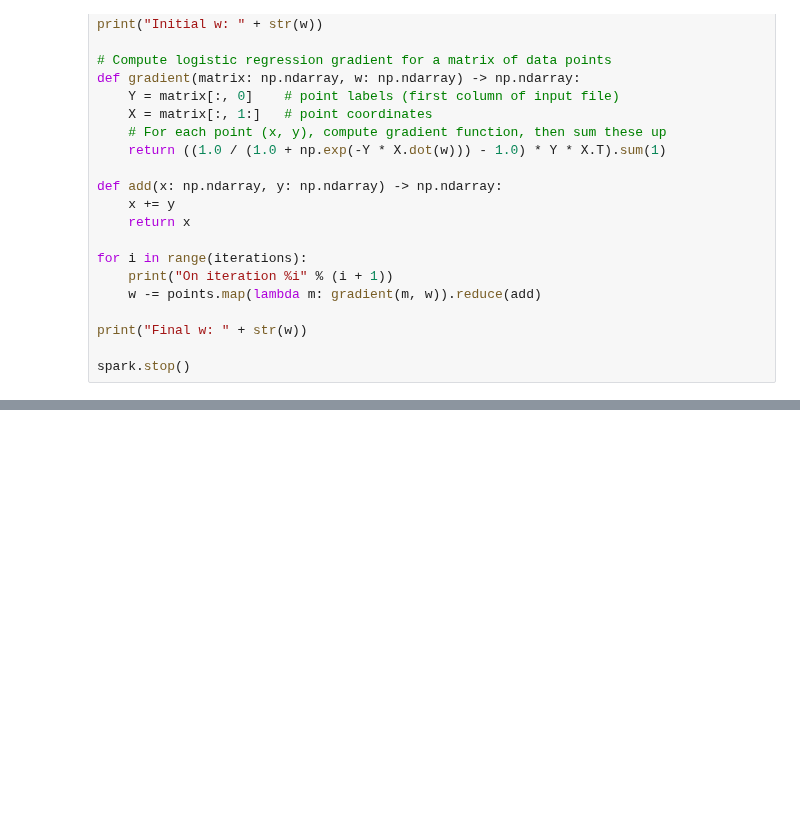
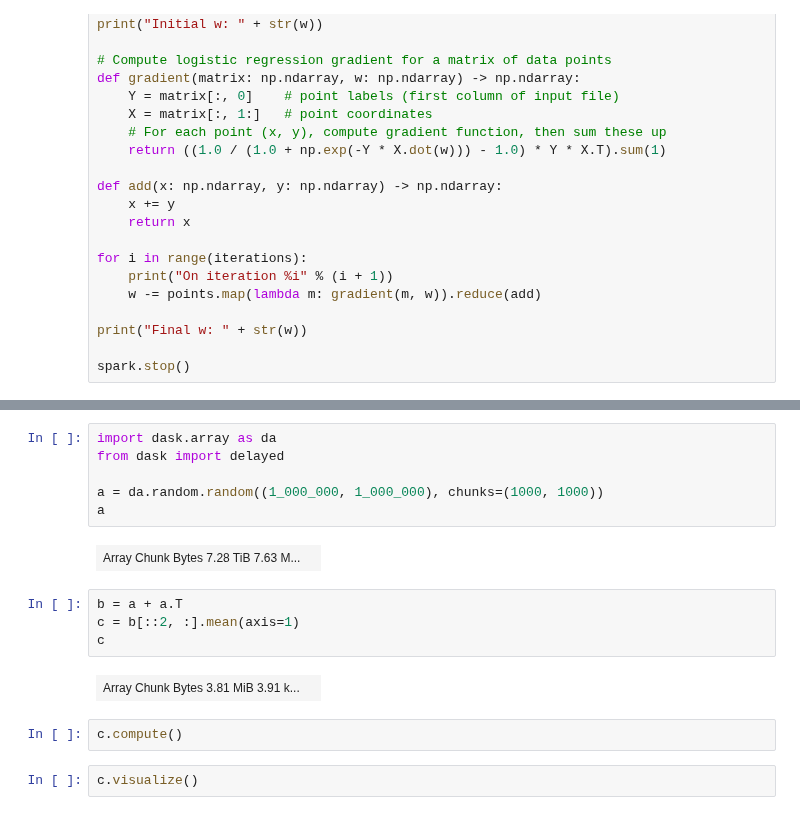
Before and after one commit to leliel12/tads, a Jupyter notebook: students/ray_dask_spark/rds.ipynb, the cells around one changed output, grey strips where cells are left out. Drawn from its saved outputs; the diff is of its cells as text; blank space fills up the shorter version.

```diff
--- a/students/ray_dask_spark/rds.ipynb
+++ b/students/ray_dask_spark/rds.ipynb
@@ -231,0 +248,18 @@ spark.stop()
+# %%
+import dask.array as da
+from dask import delayed
+
+a = da.random.random((1_000_000, 1_000_000), chunks=(1000, 1000))
+a
+# %% [output]
+| Array Chunk Bytes 7.28 TiB 7.63 M... |  |
+# %%
+b = a + a.T
+c = b[::2, :].mean(axis=1)
+c
+# %% [output]
+| Array Chunk Bytes 3.81 MiB 3.91 k... |  |
+# %%
+c.compute()
+# %%
+c.visualize()
```
Also changed, not shown: parts of 3 cells of this notebook, 1 other file.
